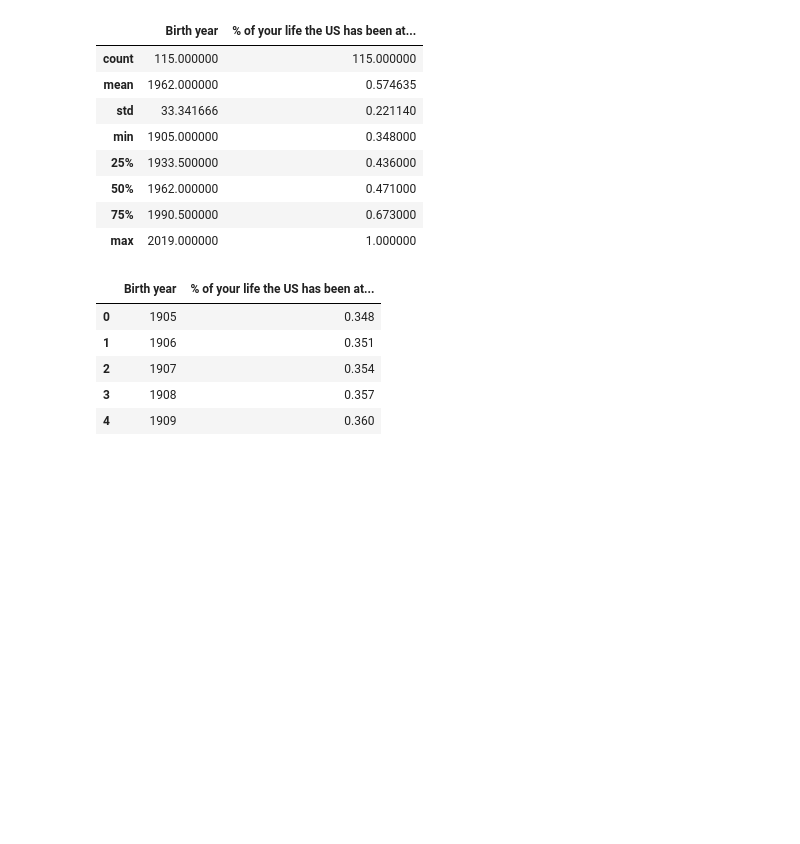
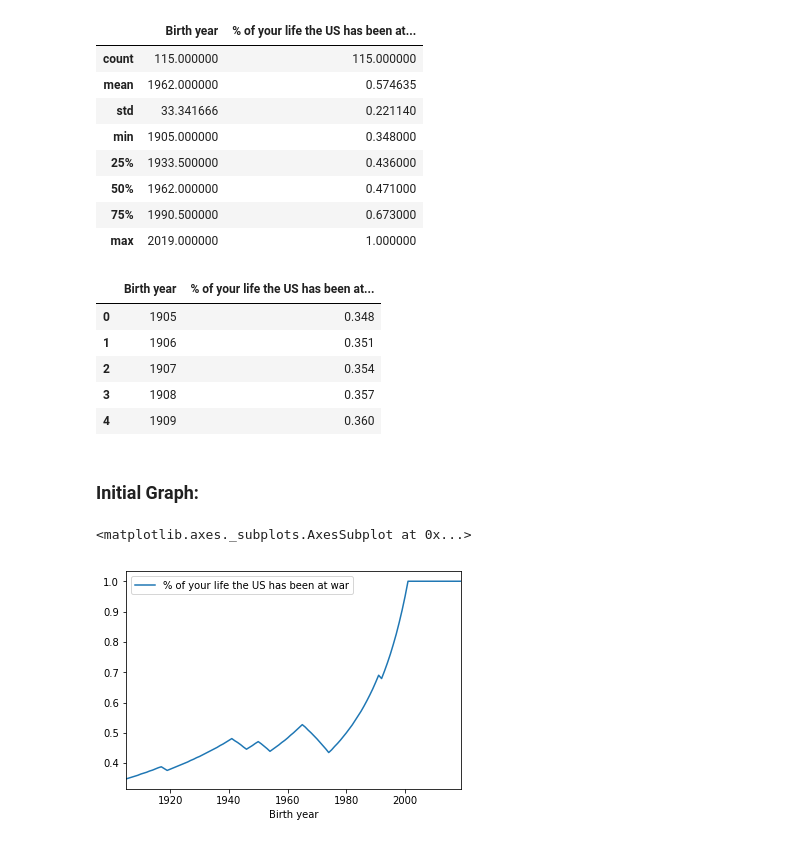
Before and after one commit to rlevv/Makeover_Monday, a Jupyter notebook: 2020W6-US_Wartime_Living/US_Wartime_Living.ipynb, the cells around one changed output. Drawn from its saved outputs; the diff is of its cells as text; code cells hidden in the pictures; blank space fills up the shorter version.

Commit message:
2020W6- deeper analysis, deeper plot

```diff
--- a/2020W6-US_Wartime_Living/US_Wartime_Living.ipynb
+++ b/2020W6-US_Wartime_Living/US_Wartime_Living.ipynb
@@ -52,3 +52,10 @@ df.head()
 | 2 | 1907 | 0.354 |
 | 3 | 1908 | 0.357 |
 | 4 | 1909 | 0.360 |
+# %% [markdown]
+### Initial Graph:
+# %%
+df.plot(x="Birth year", y="% of your life the US has been at war")
+# %% [output]
+<matplotlib.axes._subplots.AxesSubplot at 0x...>
+[figure, added]
```
Also changed, not shown: parts of 5 cells of this notebook, 1 other file.
